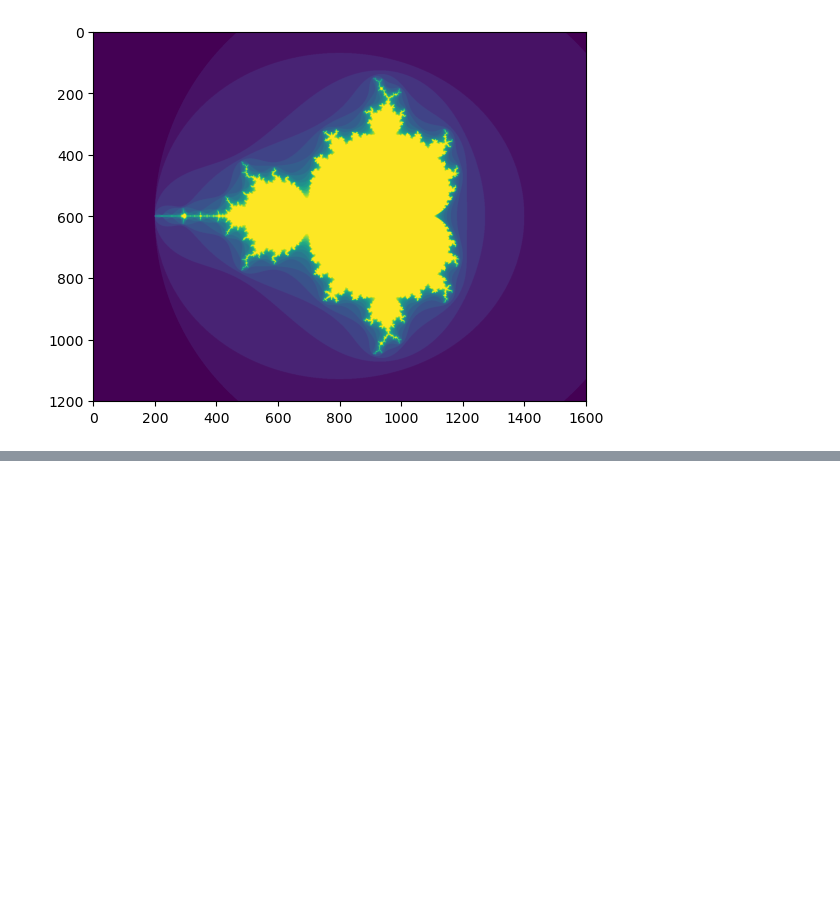
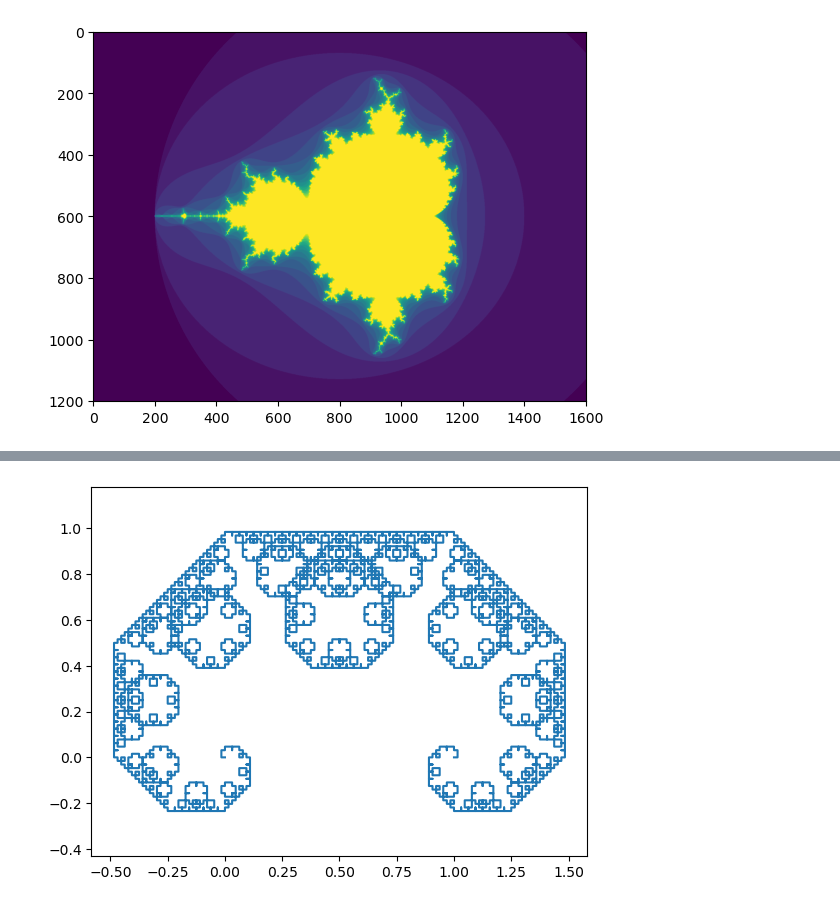
Before and after one commit to arcy405/mandolbrotes, a Jupyter notebook: mandolbrotset.ipynb, the cells around one changed output, grey strips where cells are left out. Cells and saved outputs as stored; diff of their text form; code cells hidden in the pictures; blank space fills up the shorter version.

```diff
--- a/mandolbrotset.ipynb
+++ b/mandolbrotset.ipynb
@@ -25,0 +100,25 @@ plt.imshow(mandelbrot(400, 400))
+# %%
+import matplotlib.pyplot as plt
+
+def dragon_curve(n):
+    points = [(0, 0), (1, 0)]
+    for _ in range(n):
+        new_points = []
+        for i in range(len(points) - 1):
+            x1, y1 = points[i]
+            x2, y2 = points[i + 1]
+            dx, dy = (x2 - x1) / 2, (y2 - y1) / 2
+            mid = (x1 + dx - dy, y1 + dy + dx)
+            new_points.append(points[i])
+            new_points.append(mid)
+        new_points.append(points[-1])
+        points = new_points
+    return points
+
+points = dragon_curve(12)
+x, y = zip(*points)
+plt.plot(x, y)
+plt.axis('equal')
+plt.show()
+# %% [output]
+[figure, added]
```
Also changed, not shown: parts of 3 cells of this notebook.
